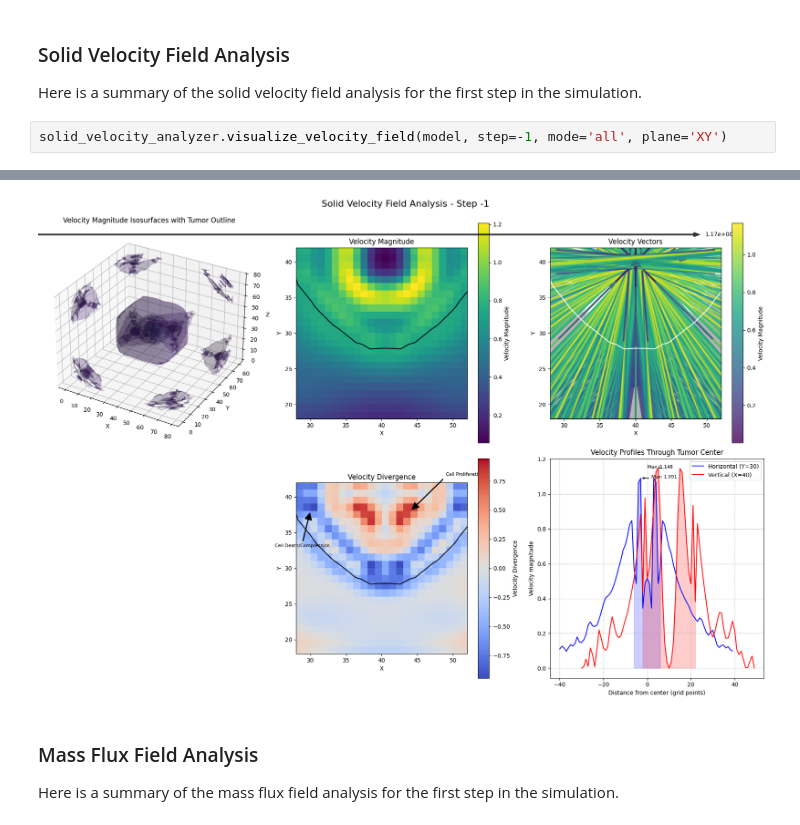
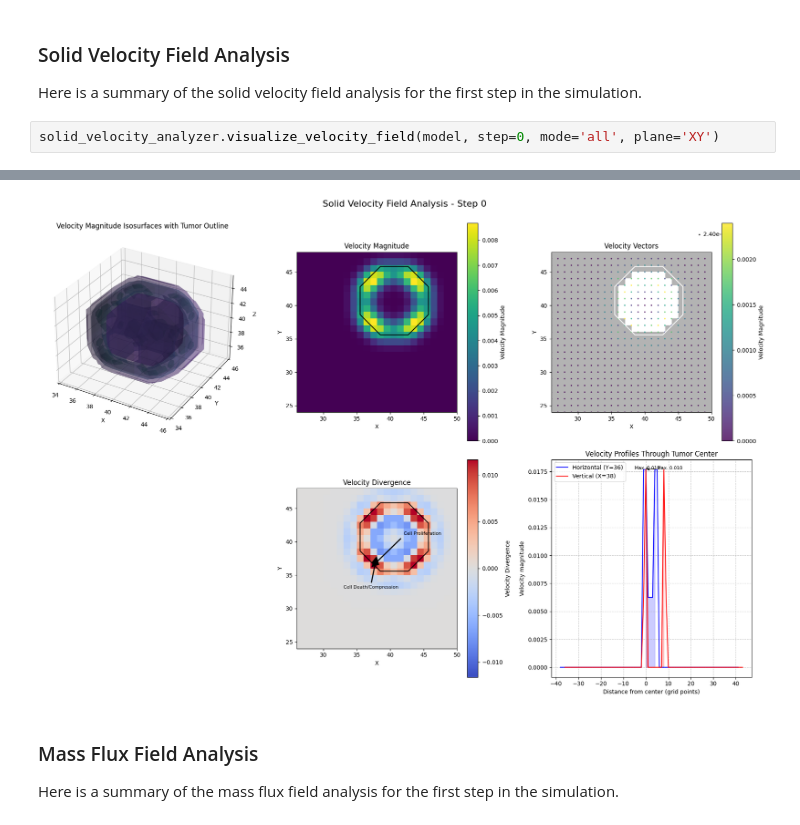
Before and after one commit to rmcnamara101/SCIE3212, a Jupyter notebook: analysis/dynamics_analysis.ipynb, the cells around one changed output, grey strips where cells are left out. Drawn from its saved outputs; the diff is of its cells as text.

```diff
--- a/analysis/dynamics_analysis.ipynb
+++ b/analysis/dynamics_analysis.ipynb
@@ -43,5 +43,5 @@ pressure_analyzer.visualize_pressure_field(model, step=-1, mode='all', plane='XY
 
 Here is a summary of the solid velocity field analysis for the first step in the simulation.
 # %%
-solid_velocity_analyzer.visualize_velocity_field(model, step=-1, mode='all', plane='XY')
+solid_velocity_analyzer.visualize_velocity_field(model, step=0, mode='all', plane='XY')
 # %% [output]
@@ -48,4 +49,4 @@ solid_velocity_analyzer.visualize_velocity_field(model, step=-1, mode='all', pla
-[figure, old version]
+[figure, new version]
 # %% [markdown]
 ### Mass Flux Field Analysis
 
```
Also changed, not shown: parts of 3 cells of this notebook, 12 other files.
